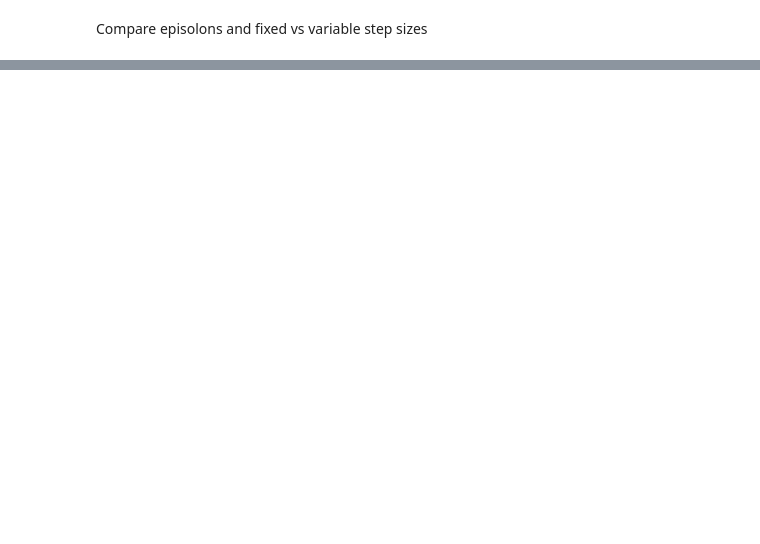
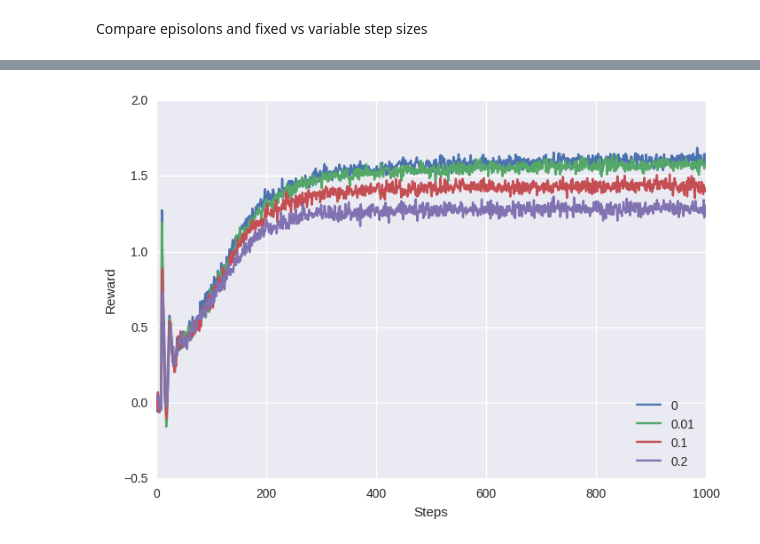
Before and after one commit to lgvaz/from_scratch, a Jupyter notebook: reinforcement_learning/bandits.ipynb, the cells around one changed output, grey strips where cells are left out. Saved outputs shown, nothing was run; the diff lists cells and outputs as text; code cells hidden in the pictures; blank space fills up the shorter version.

```diff
--- a/reinforcement_learning/bandits.ipynb
+++ b/reinforcement_learning/bandits.ipynb
@@ -84,0 +89,4 @@ evaluate(step_size=0.01)
+# %%
+evaluate(Q_init=5, step_size = 0.1)
+# %% [output]
+[figure, added]
```
Also changed, not shown: parts of 9 cells of this notebook.
